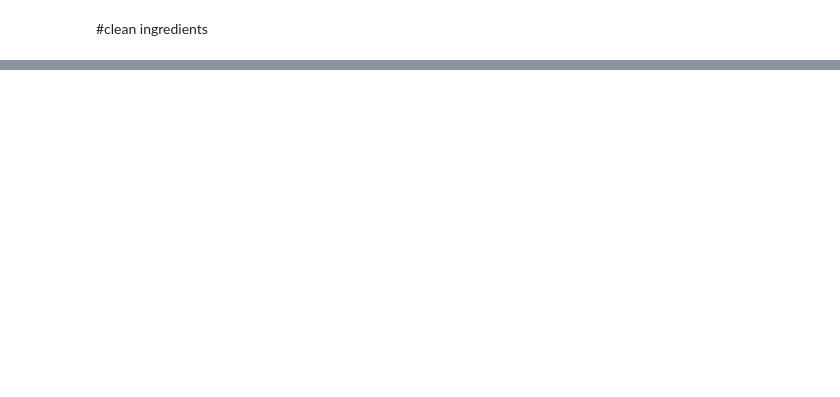
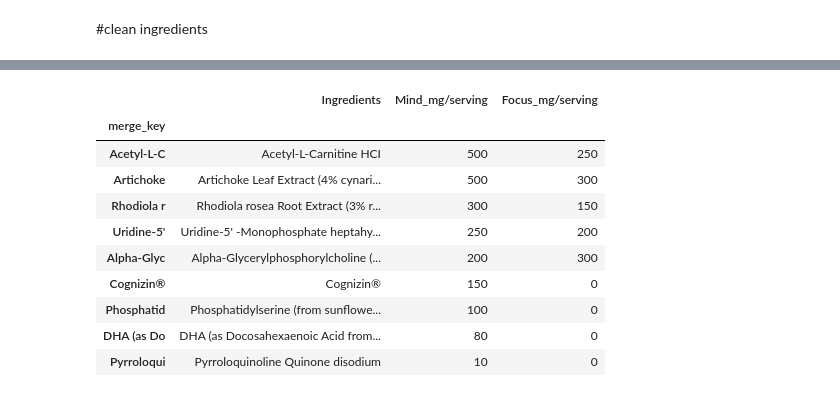
Before and after one commit to JeanCarloBejaran/Qualia-Nootropics-Mind-vs.-Focus, a Jupyter notebook: Qualia_Nootropics_Mind_Vs_Focus_Ingredient_Analysis.ipynb, the cells around one changed output, grey strips where cells are left out. Cells and saved outputs as stored; diff of their text form; code cells hidden in the pictures; blank space fills up the shorter version.

```diff
--- a/Qualia_Nootropics_Mind_Vs_Focus_Ingredient_Analysis.ipynb
+++ b/Qualia_Nootropics_Mind_Vs_Focus_Ingredient_Analysis.ipynb
@@ -224,0 +269,16 @@ Qualia
+# %%
+#Remove ingredients that are equally present and get the effect info for the remaining.
+Qualia_stack_differences = Qualia.loc[(Qualia['Mind_mg/serving'] != Qualia['Focus_mg/serving']), ['Ingredients', 'Mind_mg/serving', 'Focus_mg/serving']]
+Qualia_stack_differences
+# %% [output]
+|  | Ingredients | Mind_mg/serving | Focus_mg/serving |
+| merge_key |  |  |  |
+| Acetyl-L-C | Acetyl-L-Carnitine HCI | 500 | 250 |
+| Artichoke | Artichoke Leaf Extract (4% cynari... | 500 | 300 |
+| Rhodiola r | Rhodiola rosea Root Extract (3% r... | 300 | 150 |
+| Uridine-5' | Uridine-5' -Monophosphate heptahy... | 250 | 200 |
+| Alpha-Glyc | Alpha-Glycerylphosphorylcholine (... | 200 | 300 |
+| Cognizin® | Cognizin® | 150 | 0 |
+| Phosphatid | Phosphatidylserine (from sunflowe... | 100 | 0 |
+| DHA (as Do | DHA (as Docosahexaenoic Acid from... | 80 | 0 |
+| Pyrroloqui | Pyrroloquinoline Quinone disodium | 10 | 0 |
```
Also changed, not shown: parts of 29 cells of this notebook.
